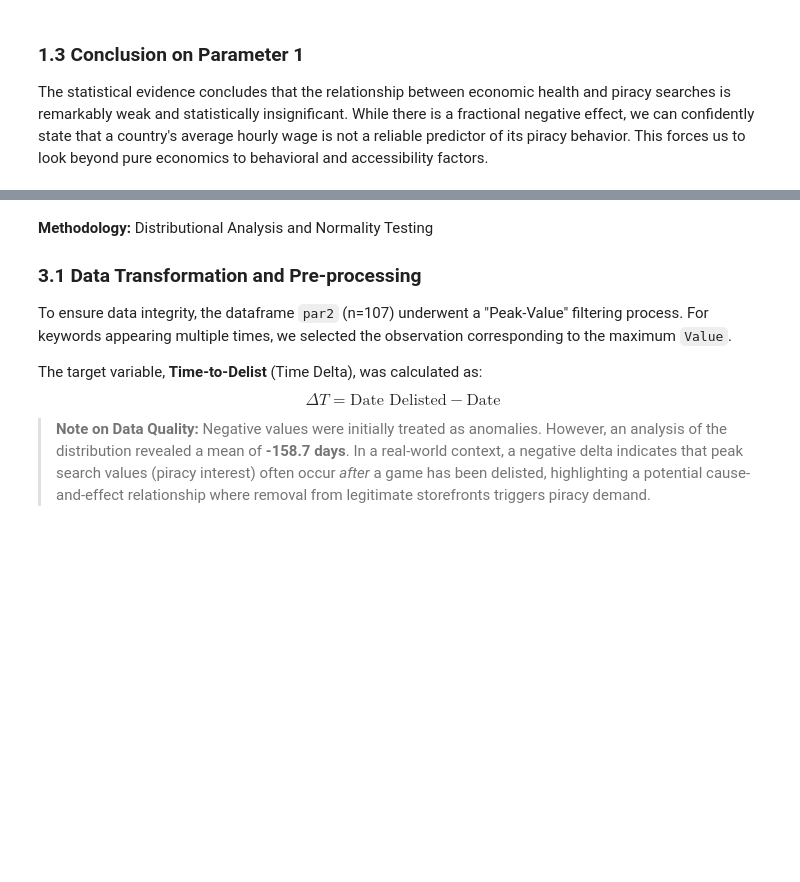
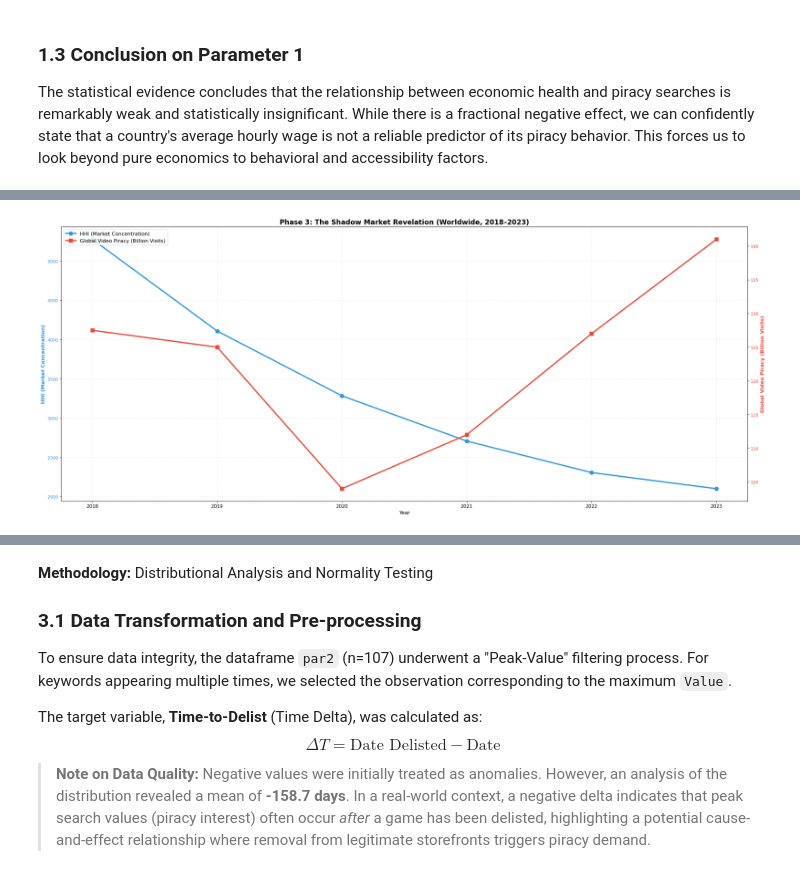
Before and after one commit to V00zi/Shadow-Correction-DaS-Project, a Jupyter notebook: Report/report.ipynb, the cells around one changed output, grey strips where cells are left out. Cells and saved outputs as stored; diff of their text form; code cells hidden in the pictures; blank space fills up the shorter version.

```diff
--- a/Report/report.ipynb
+++ b/Report/report.ipynb
@@ -459,0 +562,96 @@ While the correlation coefficient is weak, the **converging evidence from multip
+# %%
+# Load Parrot Analytics data (Worldwide)
+parrot = pd.read_csv('../Data-sets/streaming_fragmentation_analytics.csv')
+
+# Create MUSO dataset (Worldwide)
+muso_data = {
+    'Year': [2018, 2019, 2020, 2021, 2022, 2023],
+    'Video_Piracy_Billion_Visits': [127.5, 125.0, 104.0, 112.0, 127.0, 141.0]
+}
+muso = pd.DataFrame(muso_data)
+
+# Merge datasets
+merged = pd.merge(parrot[['Year', 'HHI']], muso, on='Year', how='inner')
+
+# Drop NaNs and sort (template-style data prep)
+df_clean = merged.dropna(subset=['HHI', 'Video_Piracy_Billion_Visits']).sort_values(by='Year')
+
+# Calculate correlations
+pearson_r, pearson_p = stats.pearsonr(df_clean['HHI'], df_clean['Video_Piracy_Billion_Visits'])
+spearman_r, spearman_p = stats.spearmanr(df_clean['HHI'], df_clean['Video_Piracy_Billion_Visits'])
+
+print("="*80)
+print("PHASE 3: GLOBAL ANALYSIS (Parrot Analytics + MUSO - Both Worldwide)")
+print("="*80)
+print(f"\nPearson Correlation:")
+print(f"   r  = {pearson_r:.3f}")
+print(f"   p  = {pearson_p:.3f}")
+print(f"   R² = {pearson_r**2:.3f}")
+
+print(f"\nSpearman Correlation:")
+print(f"   ρ  = {spearman_r:.3f}")
+print(f"   p  = {spearman_p:.3f}")
+
+print(f"\nOverall Trends (2018 → 2023):")
+print(f"   HHI:     {df_clean['HHI'].iloc[0]:,.0f} → {df_clean['HHI'].iloc[-1]:,.0f} ({((df_clean['HHI'].iloc[-1] - df_clean['HHI'].iloc[0]) / df_clean['HHI'].iloc[0] * 100):+.1f}%)")
+print(f"   Piracy:  {df_clean['Video_Piracy_Billion_Visits'].iloc[0]:.1f}B → {df_clean['Video_Piracy_Billion_Visits'].iloc[-1]:.1f}B ({((df_clean['Video_Piracy_Billion_Visits'].iloc[-1] - df_clean['Video_Piracy_Billion_Visits'].iloc[0]) / df_clean['Video_Piracy_Billion_Visits'].iloc[0] * 100):+.1f}%)")
+
+# Exclude COVID year robustness check
+no_covid = df_clean[df_clean['Year'] != 2020]
+if len(no_covid) >= 3:
+    r_robust, p_robust = stats.pearsonr(no_covid['HHI'], no_covid['Video_Piracy_Billion_Visits'])
+    print(f"\nRobustness Check (Excluding COVID 2020):")
+    print(f"   Pearson r = {r_robust:.3f} (p = {p_robust:.3f})")
+
+# Setup Coordinates
+years = df_clean['Year']
+
+fig, ax1 = plt.subplots(figsize=(24, 10))
+
+# Primary Axis (Left): HHI
+line1, = ax1.plot(
+    years,
+    df_clean['HHI'],
+    marker='o',
+    linewidth=3,
+    markersize=9,
+    color='#3498db',
+    label='HHI (Market Concentration)'
+)
+ax1.set_ylabel('HHI (Market Concentration)', color='#3498db', fontsize=12, fontweight='bold')
+ax1.tick_params(axis='y', labelcolor='#3498db')
+ax1.tick_params(axis='x', labelsize=11)
+
+# Secondary Axis (Right): Global Video Piracy
+ax2 = ax1.twinx()
+line2, = ax2.plot(
+    years,
+    df_clean['Video_Piracy_Billion_Visits'],
+    marker='s',
+    linewidth=3,
+    markersize=9,
+    color='#e74c3c',
+    label='Global Video Piracy (Billion Visits)'
+)
+ax2.set_ylabel('Global Video Piracy (Billion Visits)', color='#e74c3c', fontsize=12, fontweight='bold')
+ax2.tick_params(axis='y', labelcolor='#e74c3c')
+
+# X-axis
+ax1.set_xlabel('Year', fontsize=12)
+
+# Legend (template style)
+lines1, labels1 = ax1.get_legend_handles_labels()
+lines2, labels2 = ax2.get_legend_handles_labels()
+ax1.legend(lines1 + lines2, labels1 + labels2, loc='upper left', fontsize=12)
+
+# Title + layout (template style)
+plt.title(
+    'Phase 3: The Shadow Market Revelation (Worldwide, 2018–2023)',
+    fontsize=16,
+    fontweight='bold'
+)
+
+ax1.grid(True, alpha=0.25, linestyle='--', linewidth=0.8)
+fig.tight_layout()
+plt.show()
+# %% [output]
@@ -459,0 +677 @@ While the correlation coefficient is weak, the **converging evidence from multip
+[figure, added]
```
Also changed, not shown: parts of 35 cells of this notebook, 3 other files.
